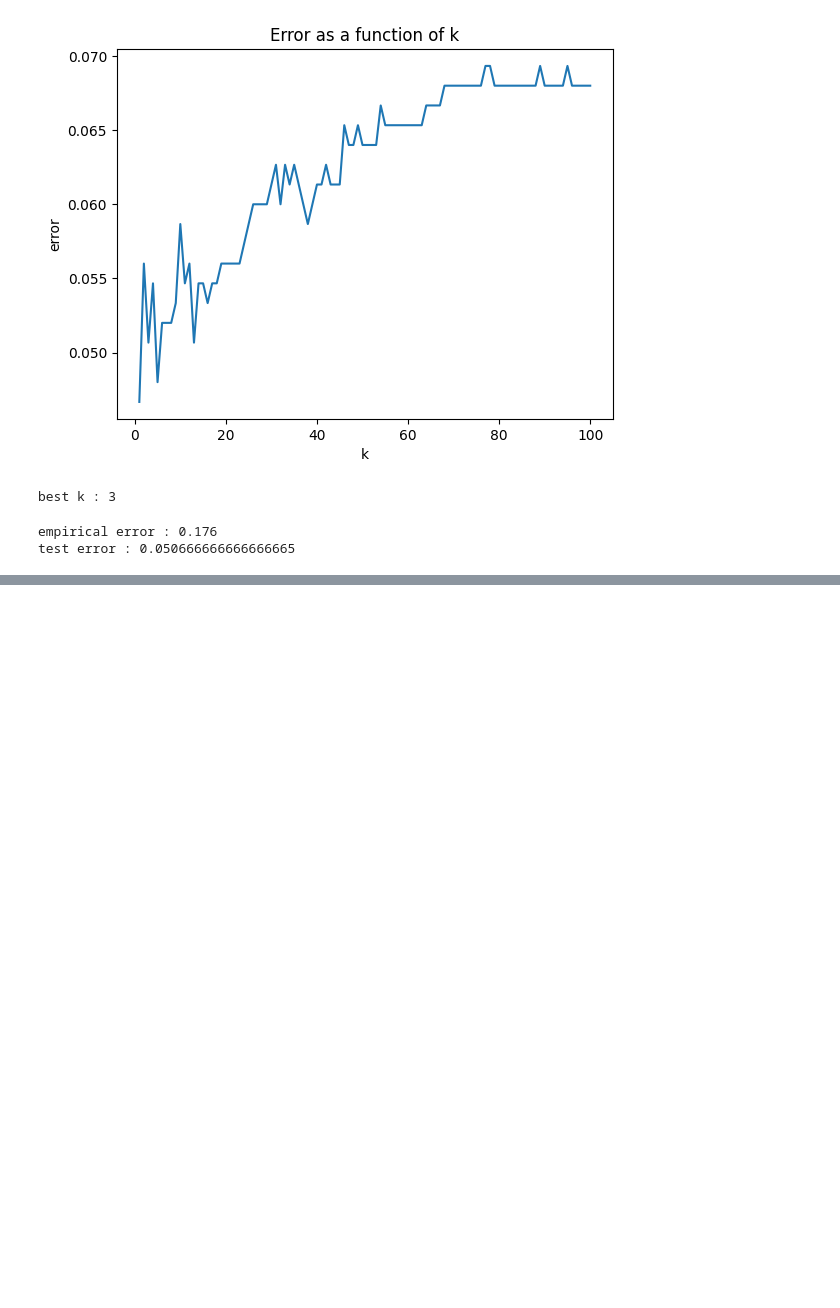
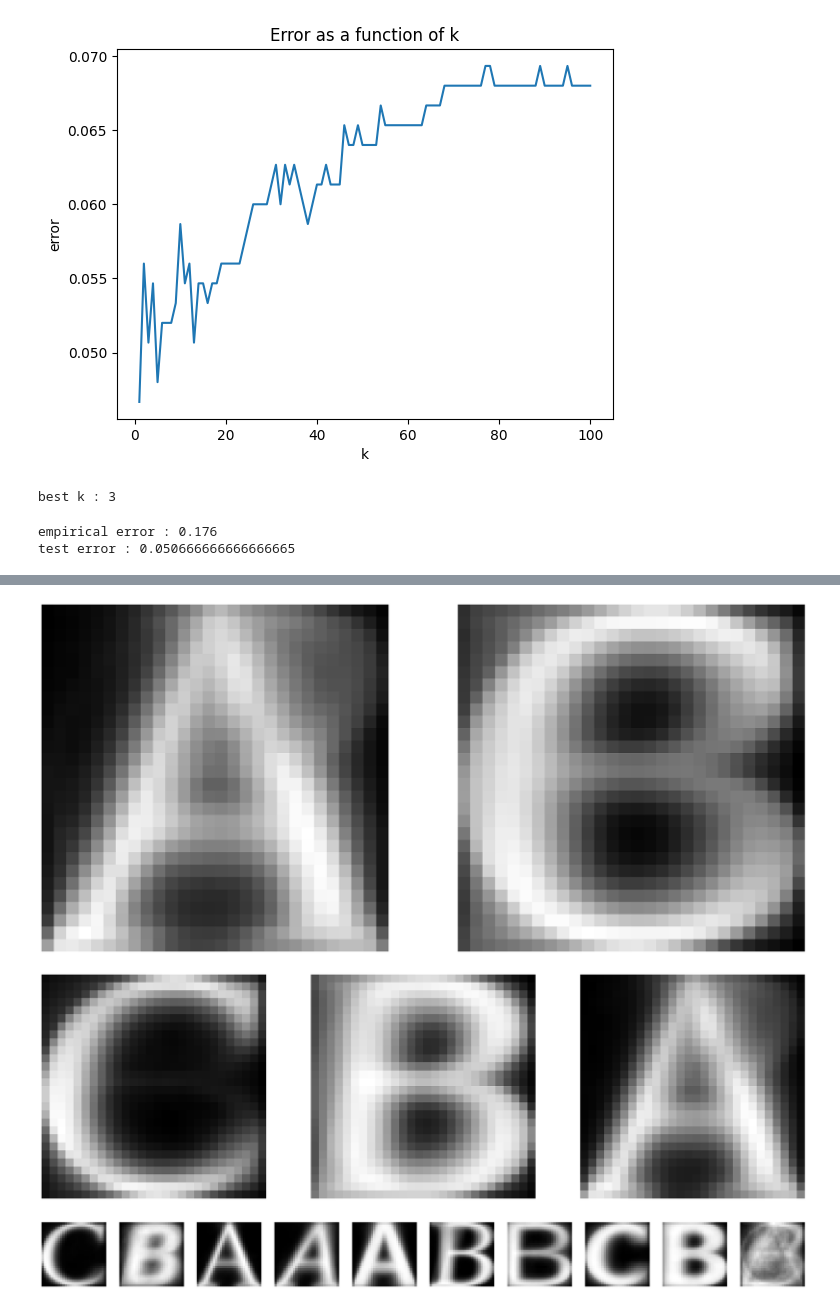
Before and after one commit to Parabrele/AppStat_DM_1, a Jupyter notebook: DM1.ipynb, the cells around one changed output, grey strips where cells are left out. Saved outputs shown, nothing was run; the diff lists cells and outputs as text; code cells hidden in the pictures; blank space fills up the shorter version.

```diff
--- a/DM1.ipynb
+++ b/DM1.ipynb
@@ -550,0 +551,21 @@ plt.show()
+# %%
+#plot the images in k_stack that represent each cluster (only for k = 2, 3 and 10)
+
+def plot_k(k):
+    #reshape the images into 28 * 28 matrices
+    k_stack = k_stack_list[k - 1].reshape((k, 28, 28))
+
+    #plot the images
+    fig, ax = plt.subplots(1, k, figsize = (28, 28))
+    for i in range(k):
+        ax[i].imshow(k_stack[i].cpu().numpy(), cmap = 'gray')
+        ax[i].axis('off')
+    plt.show()
+
+plot_k(2)
+plot_k(3)
+plot_k(10)
+# %% [output]
+[figure, added]
+[figure, added]
+[figure, added]
```
Also changed, not shown: parts of 3 cells of this notebook, 22 other files.
